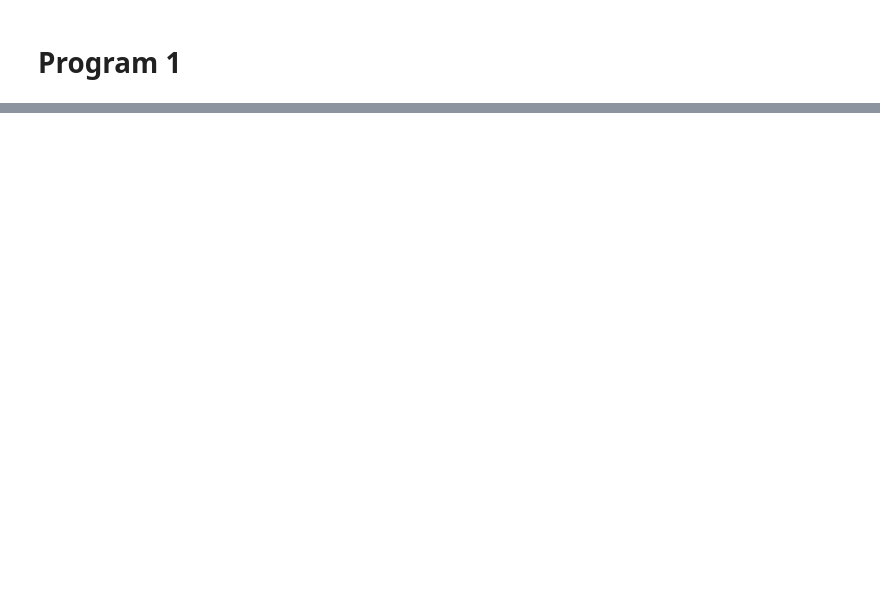
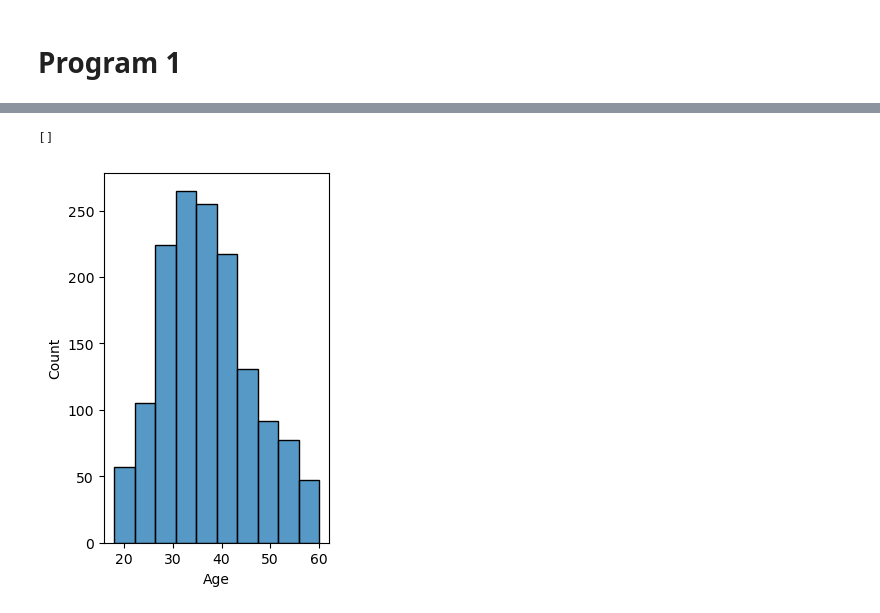
Before and after one commit to Rayz4010/important, a Jupyter notebook: 6th sem/ML/programs.ipynb, the cells around one changed output, grey strips where cells are left out. Drawn from its saved outputs; the diff is of its cells as text; code cells hidden in the pictures; blank space fills up the shorter version.

```diff
--- a/6th sem/ML/programs.ipynb
+++ b/6th sem/ML/programs.ipynb
@@ -18,21 +34,21 @@ cat_val= df.select_dtypes(exclude='number').columns
 # %%
 coln=input('enter the column name: ')
 if coln in num_val:
-    col=df[num_val]
+    col=df[coln]
     mean=col.mean()
     median=col.median()
     mode=col.mode()
-    std=df.std()
-    var=df.var()
-    rande=df.max()-df.min()
-    q1=df.quantile(0.25)
-    q3=df.quantile(0.75)
+    std=col.std()
+    var=col.var()
+    range=col.max()-col.min()
+    q1=col.quantile(0.25)
+    q3=col.quantile(0.75)
     iqr=q3-q1
     lb=q1-(1.5*iqr)
     up=q3+(1.5*iqr)
-    outliers=df[(df[coln]<lb) | (df[coln]>up)]
-    print(f'{mean}\n{median}\n{mode}\n{std}\n{var}\n{rande}\n{q1}\n{q3}\n{iqr}\n{lb}\n{up}')
-    print(outliers)
+    outliers=col[(col<lb) | (col>up)]
+    print(f'Mean: {mean}\nMedian: {median}\nMode: {mode}\nStandard Deviation: {std}\nVariance: {var}\nRange: {range}\n')
+    print(len(outliers))
 else:
     print('wrong choice')
 # %% [output]
@@ -39,0 +64,7 @@ wrong choice
+# %%
+plt.subplot(1,2,1)
+sns.histplot(data=col,kde=False,legend=False,bins=10)
+plt.plot()
+# %% [output]
+[]
+[figure, added]
```
Also changed, not shown: parts of 26 cells of this notebook.
